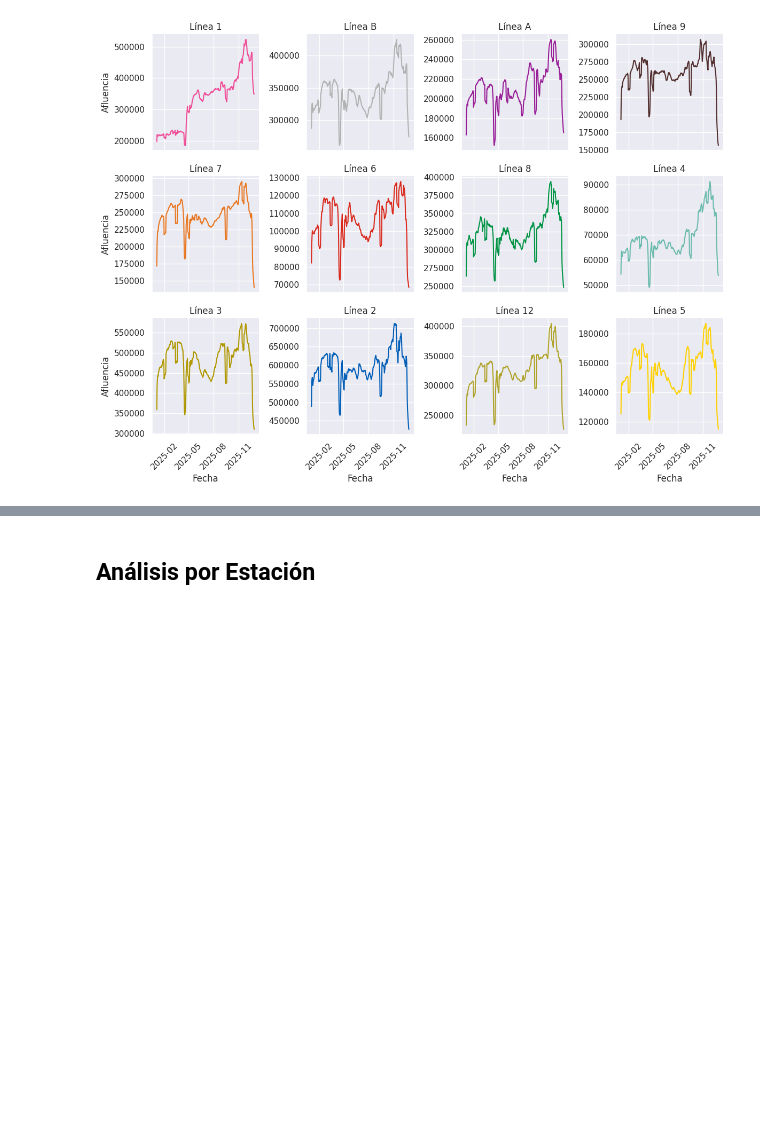
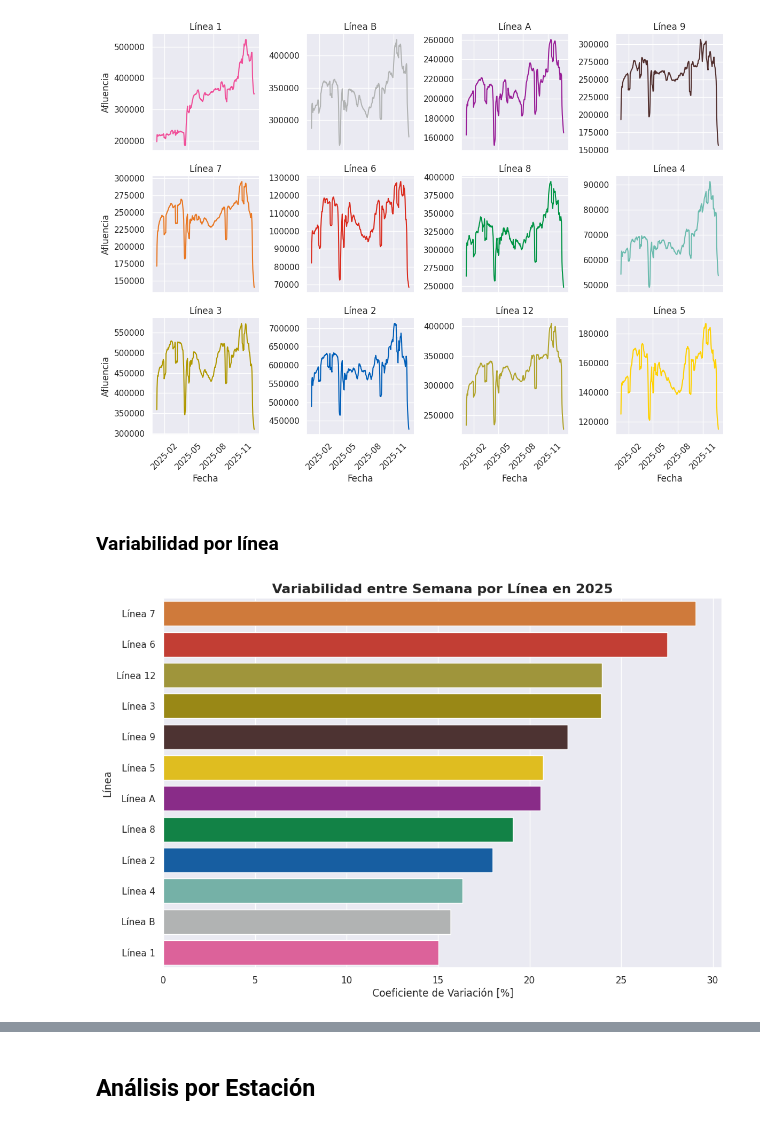
Before and after one commit to AndrsGzRo/prediccion-afluencia-metrocdmx, a Jupyter notebook: notebooks/03_eda_afluencia_2025.ipynb, the cells around one changed output, grey strips where cells are left out. Saved outputs shown, nothing was run; the diff lists cells and outputs as text; code cells hidden in the pictures; blank space fills up the shorter version.

```diff
--- a/notebooks/03_eda_afluencia_2025.ipynb
+++ b/notebooks/03_eda_afluencia_2025.ipynb
@@ -228,3 +249,33 @@ plt.show()
 # %% [output]
 <Figure size 2000x1200 with 0 Axes>
 [figure]
+# %% [markdown]
+### Variabilidad por línea
+# %%
+var_diasemana = (
+    df_2025
+    .groupby(['linea','dia_semana'])['afluencia']
+    .sum()
+    .reset_index()
+    .groupby('linea')['afluencia']
+    .agg(Afluencia_std='std',Afluencia_md='mean')
+    .assign(CV = lambda x: (x['Afluencia_std']/(x['Afluencia_md']))*100)
+    .reset_index()
+    .sort_values(by='CV',ascending=False)
+)
+
+# Visualización
+plt.figure(figsize=(12,8))
+sns.barplot(
+    data=var_diasemana,
+    y='linea',
+    x='CV',
+    palette=colores_metro,
+    hue='linea'
+)
+plt.xlabel('Coeficiente de Variación [%]')
+plt.ylabel('Línea')
+plt.title('Variabilidad entre Semana por Línea en 2025',fontsize=16,fontweight='bold')
+plt.show()
+# %% [output]
+[figure, added]
```
Also changed, not shown: parts of 9 cells of this notebook.
